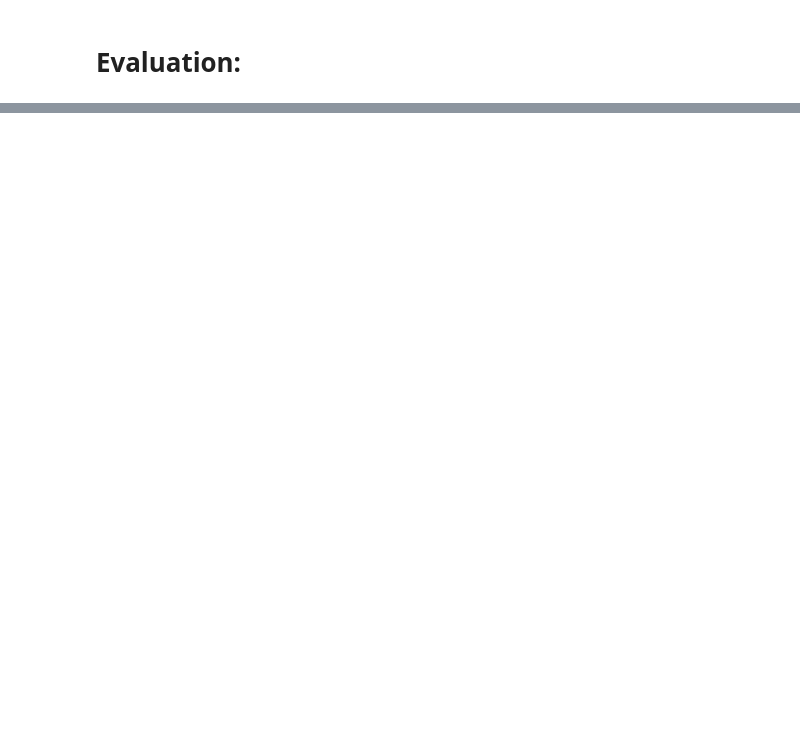
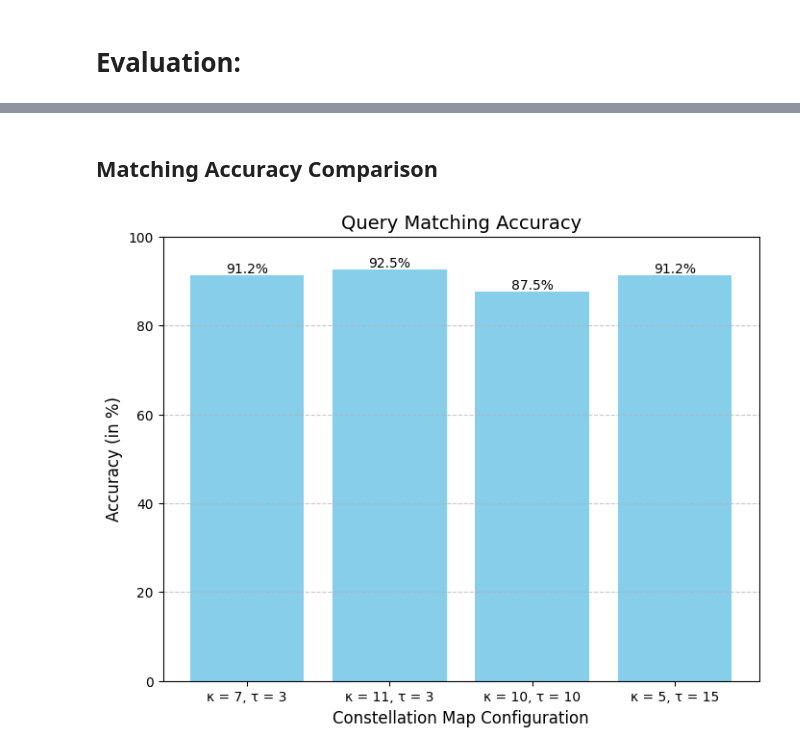
Before and after one commit to Konstiu/Music-Information-Retrieval, a Jupyter notebook: MS2.1.ipynb, the cells around one changed output, grey strips where cells are left out. Drawn from its saved outputs; the diff is of its cells as text; code cells hidden in the pictures; blank space fills up the shorter version.

Commit message:
Added Visualisations and Table

```diff
--- a/MS2.1.ipynb
+++ b/MS2.1.ipynb
@@ -490,0 +624,30 @@ print(f"Average time per query: {average_time_5_15:.2f} seconds")
+# %% [markdown]
+## Matching Accuracy Comparison
+# %%
+import matplotlib.pyplot as plt
+
+# Values to plot
+values = [count_matches_7_3 / len(queries) * 100, count_matches_11_3 / len(queries) * 100,
+          count_matches_10_10 / len(queries) * 100, count_matches_5_15 / len(queries) * 100]
+labels = ['κ = 7, τ = 3', 'κ = 11, τ = 3', 'κ = 10, τ = 10', 'κ = 5, τ = 15']
+
+# Creating the bar plot
+plt.figure(figsize=(8, 6))
+bars = plt.bar(labels, values, color='skyblue')
+
+# Adding percentages above the bars
+for bar, value in zip(bars, values):
+    plt.text(bar.get_x() + bar.get_width() / 2, bar.get_height() + 0.02,
+             f'{value:.1f}%', ha='center', va='bottom', fontsize=10)
+
+# Adding title and labels
+plt.title('Query Matching Accuracy', fontsize=14)
+plt.xlabel('Constellation Map Configuration', fontsize=12)
+plt.ylabel('Accuracy (in %)', fontsize=12)
+plt.ylim(0, 100)  # Leave some space above the bars for annotations
+plt.grid(axis='y', linestyle='--', alpha=0.7)
+
+# Display the plot
+plt.show()
+# %% [output]
+[figure, added]
```
Also changed, not shown: parts of 14 cells of this notebook.
